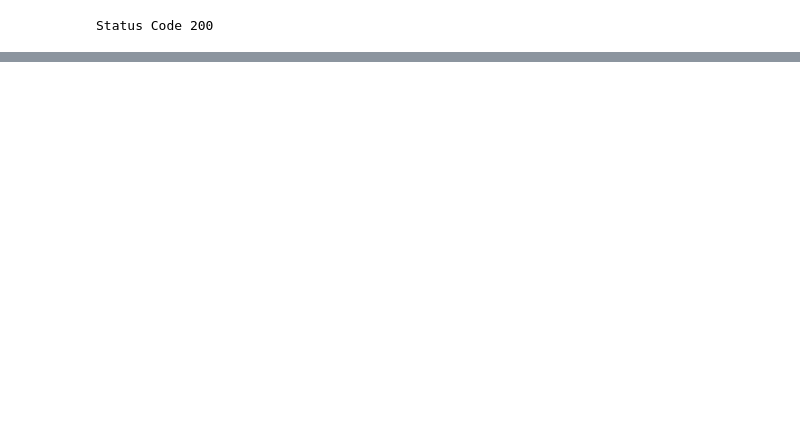
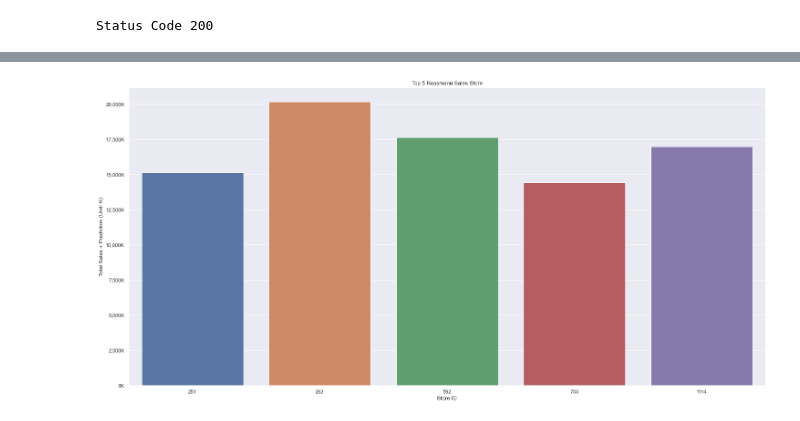
Before and after one commit to daSpinelli/Rossmann-Sales-Prediction, a Jupyter notebook: rossmann_sales_predict/notebooks/m10_v01_store_sales_prediction.ipynb, the cells around one changed output, grey strips where cells are left out. Cells and saved outputs as stored; diff of their text form; code cells hidden in the pictures; blank space fills up the shorter version.

```diff
--- a/rossmann_sales_predict/notebooks/m10_v01_store_sales_prediction.ipynb
+++ b/rossmann_sales_predict/notebooks/m10_v01_store_sales_prediction.ipynb
@@ -1856,0 +1946,34 @@ Store Number 31 will sell R$387,738.62 in the next 6 weeks
+# %%
+file_sales = '/home/bem/repos/rossmann_sales_predict/rossmann_sales_predict/data/raw/train.csv'
+df_sales = pd.read_csv(file_sales)
+df_sales.columns = [col.lower() for col in df_sales.columns]
+
+store_predicted = d2['store'].unique()
+
+d3 = df_sales.loc[df_sales['store'].isin(store_predicted), ['store', 'sales']].groupby('store').sum().reset_index()
+
+d4 = pd.merge(d2, d3, on='store', how='left')
+d4['total'] = d4['prediction'] + d4['sales']
+
+df_pred = d4[['store', 'total']].sort_values(by='total', ascending=False).head(5)
+# %%
+# Top 5 maiores previsões
+
+# fig = sns.barplot(x='store', y='total', data=df_top5)
+# fig.set_title('Top 5 Rossmann Sales Store')
+# fig.set_ylabel('Total Sales + Prediction (Unit: K)')
+# fig.set_xlabel('Store ID')
+# ylabels = ['{:,.0f}'.format(x) + 'K' for x in fig.get_yticks()/1000]
+# fig.set_yticklabels(ylabels);
+
+get_graph(
+    df_pred,
+    x_axis='store',
+    y_axis='total',
+    title='Top 5 Rossmann Sales Store',
+    ylabel='Total Sales + Prediction (Unit: K)',
+    xlabel='Store ID',
+    img_name='top5_sales.png'
+)
+# %% [output]
+[figure, added]
```
Also changed, not shown: parts of 30 cells of this notebook, 6 other files.
